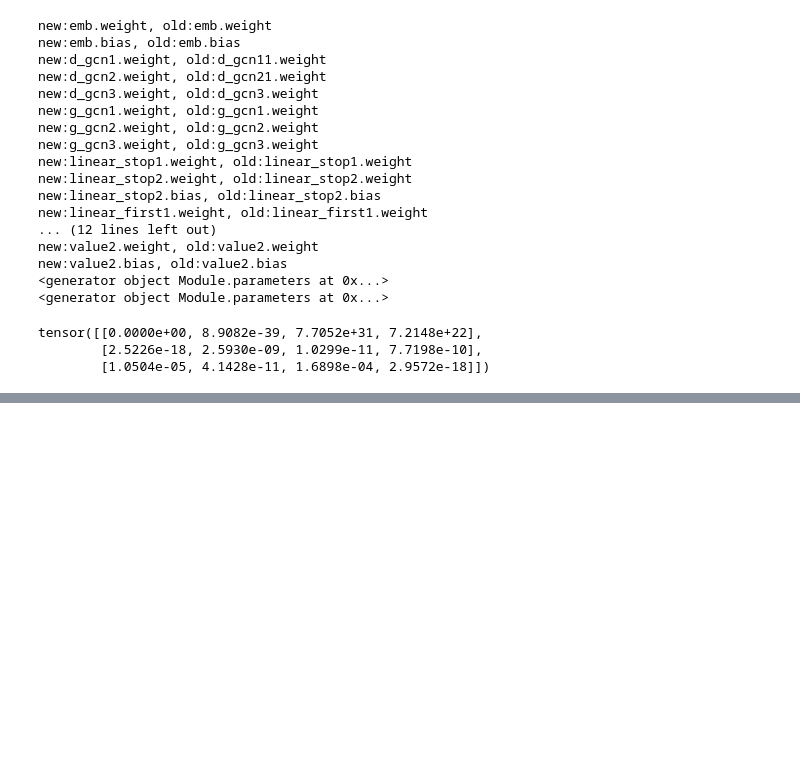
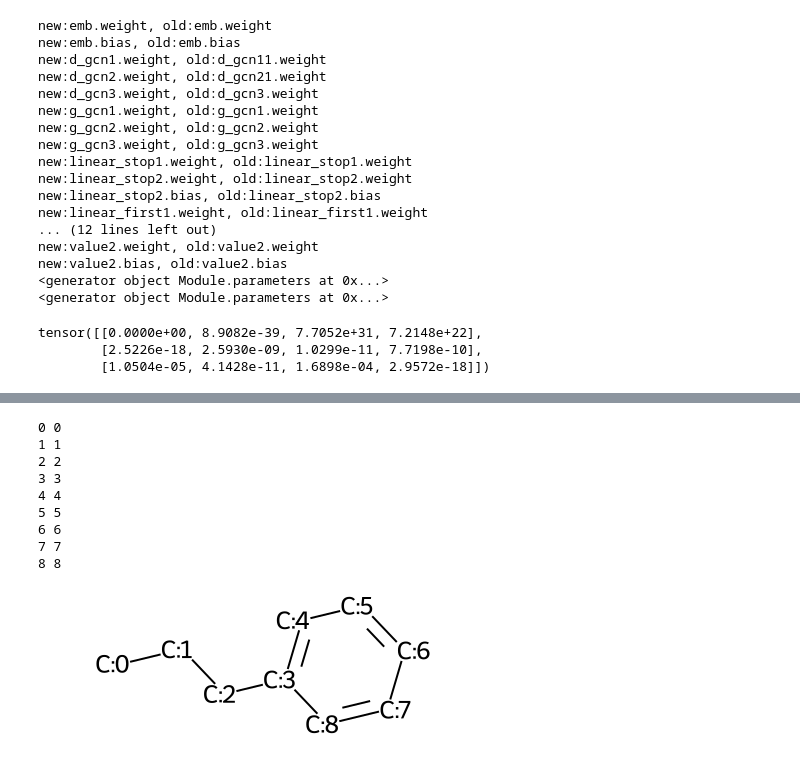
Before and after one commit to aoshuqiu/torch_molecule, a Jupyter notebook: Untitled.ipynb, the cells around one changed output, grey strips where cells are left out. Saved outputs shown, nothing was run; the diff lists cells and outputs as text; code cells hidden in the pictures; blank space fills up the shorter version.

```diff
--- a/Untitled.ipynb
+++ b/Untitled.ipynb
@@ -432,0 +618,8 @@ tensor([[0.0000e+00, 8.9082e-39, 7.7052e+31, 7.2148e+22],
+# %%
+# for visualization of molecules including atom numbers
+def mol_with_atom_index( mol ):
+    atoms = mol.GetNumAtoms()
+    for idx in range( atoms ):
+        print(idx,mol.GetAtomWithIdx(idx).GetIdx())
+        mol.GetAtomWithIdx( idx ).SetProp( 'molAtomMapNumber', str( mol.GetAtomWithIdx( idx ).GetIdx() ) )
+    return mol
@@ -432,0 +658,17 @@ tensor([[0.0000e+00, 8.9082e-39, 7.7052e+31, 7.2148e+22],
+# %%
+mol_1 = Chem.MolFromSmiles('CCCc1ccccc1')
+mol_2 = Chem.MolFromSmiles('CCCc1ccccc1')
+# %%
+# mol 2
+mol_with_atom_index(mol_2)
+# %% [output]
+0 0
+1 1
+2 2
+3 3
+4 4
+5 5
+6 6
+7 7
+8 8
+[figure, added]
```
Also changed, not shown: parts of 10 cells of this notebook, 47 other files.
